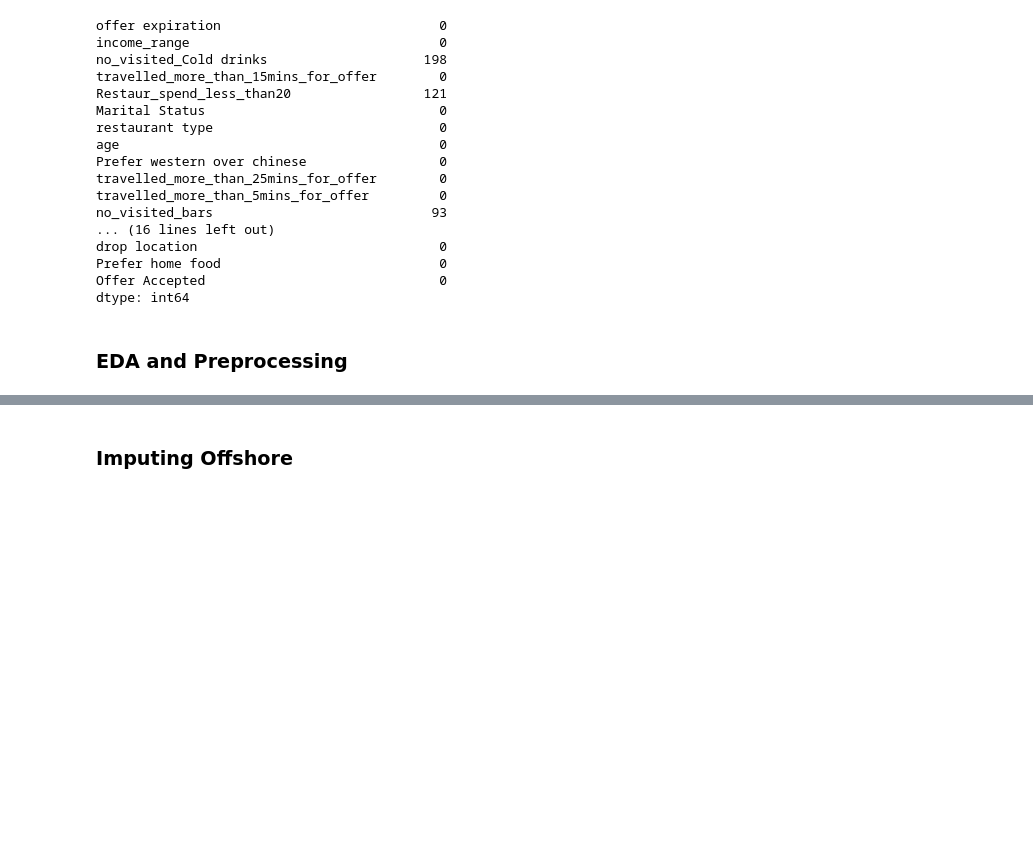
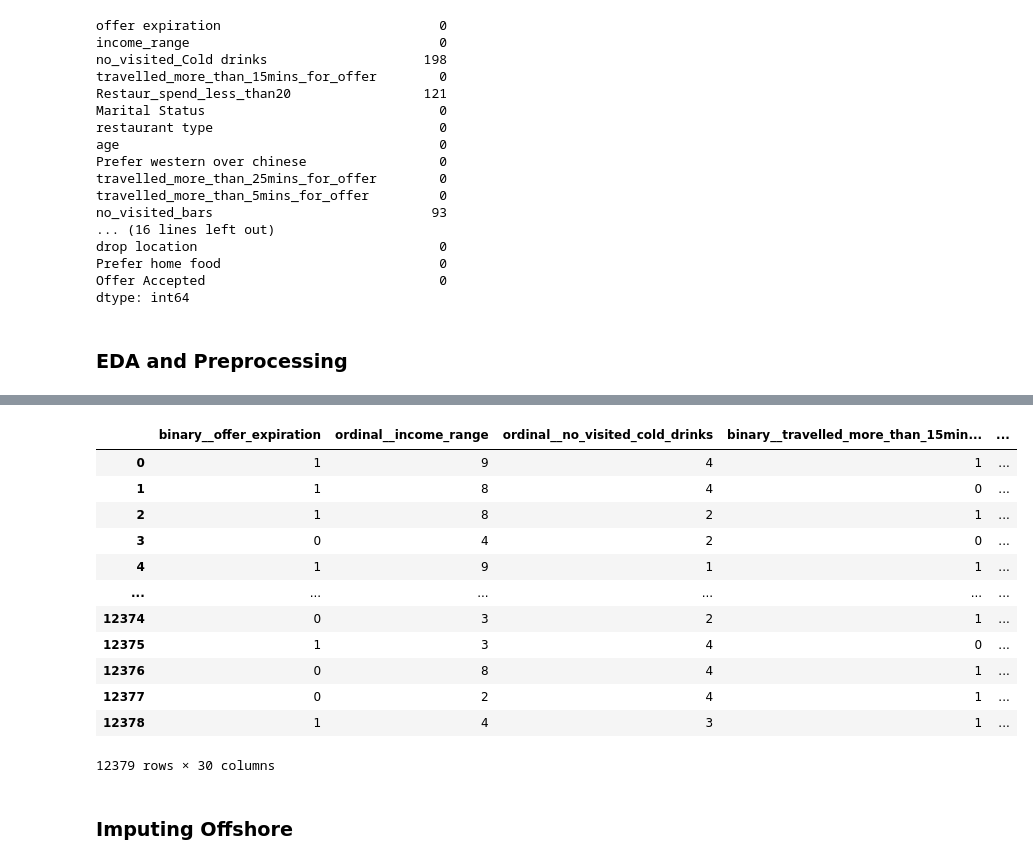
Before and after one commit to risan-raja/msiit, a Jupyter notebook: risan-raja-marketing-strategy-submission-sep-2022.ipynb, the cells around one changed output, grey strips where cells are left out. Saved outputs shown, nothing was run; the diff lists cells and outputs as text; code cells hidden in the pictures; blank space fills up the shorter version.

```diff
--- a/risan-raja-marketing-strategy-submission-sep-2022.ipynb
+++ b/risan-raja-marketing-strategy-submission-sep-2022.ipynb
@@ -365,3 +441,19 @@ save_data()
+# %%
+data
+# %% [output]
+|  | binary__offer_expiration | ordinal__income_range | ordinal__no_visited_cold_drinks | binary__travelled_more_than_15min... | ... |
+| 0 | 1 | 9 | 4 | 1 | ... |
+| 1 | 1 | 8 | 4 | 0 | ... |
+| 2 | 1 | 8 | 2 | 1 | ... |
+| 3 | 0 | 4 | 2 | 0 | ... |
+| 4 | 1 | 9 | 1 | 1 | ... |
+| ... | ... | ... | ... | ... | ... |
+| 12374 | 0 | 3 | 2 | 1 | ... |
+| 12375 | 1 | 3 | 4 | 0 | ... |
+| 12376 | 0 | 8 | 4 | 1 | ... |
+| 12377 | 0 | 2 | 4 | 1 | ... |
+| 12378 | 1 | 4 | 3 | 1 | ... |
+12379 rows × 30 columns
 # %% [markdown]
 ### Imputing Offshore
 # %% [markdown]
```
Also changed, not shown: parts of 16 cells of this notebook.
